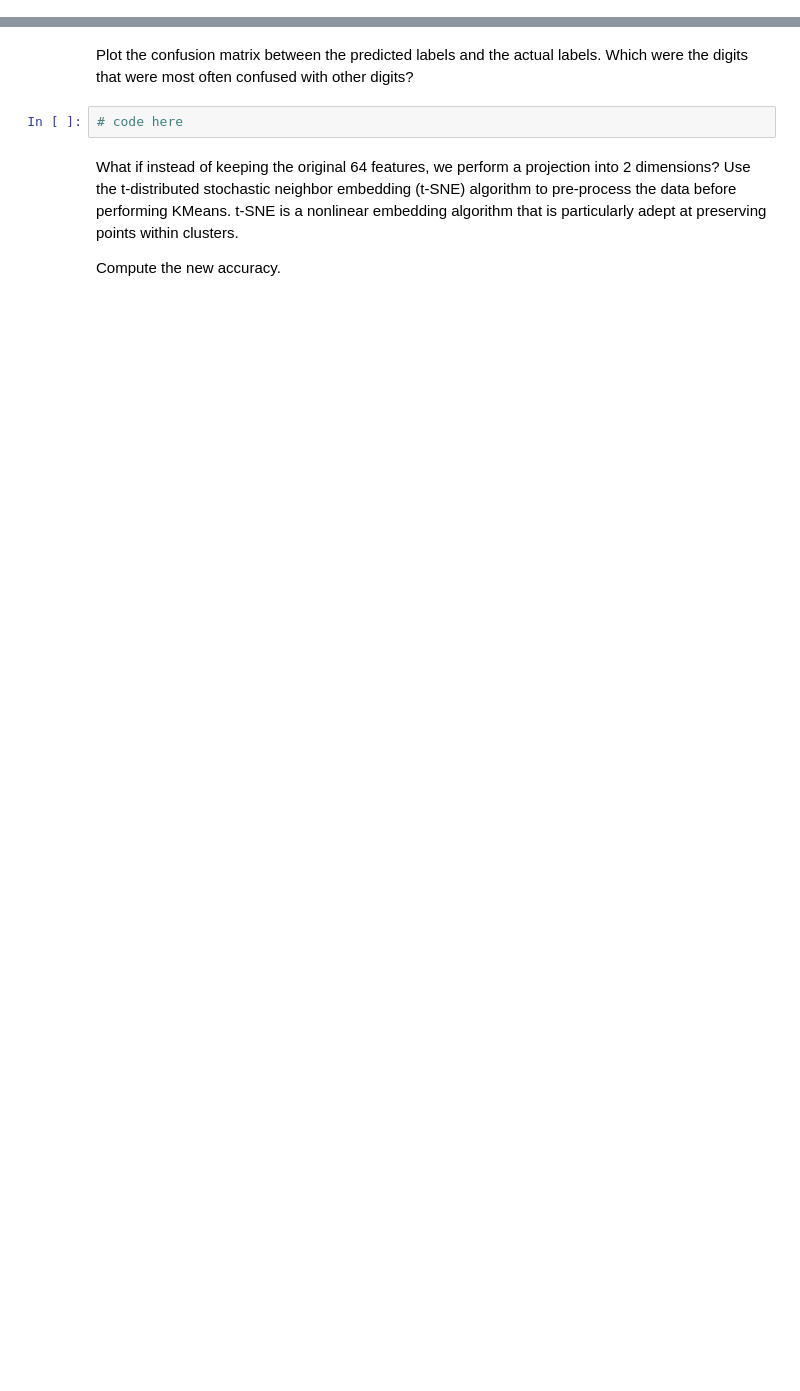
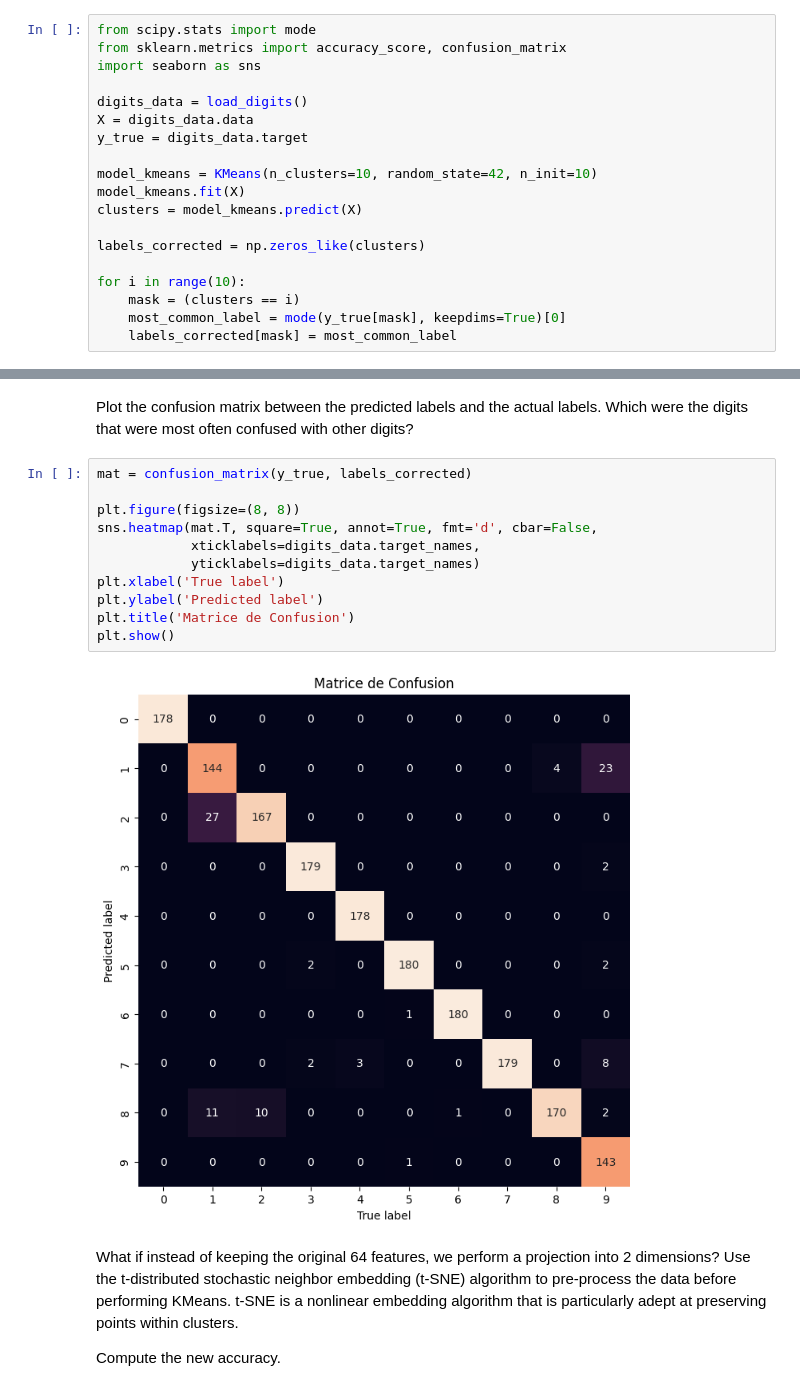
Before and after one commit to Emeline-C-C/ML_campusskills, a Jupyter notebook: ML2_Classification et Clustering/ML2.3_clustering_intro/notebook/Clustering_v2.ipynb, the cells around one changed output, grey strips where cells are left out. Cells and saved outputs as stored; diff of their text form; blank space fills up the shorter version.

Commit message:
add images clustering

```diff
--- a/ML2_Classification et Clustering/ML2.3_clustering_intro/notebook/Clustering_v2.ipynb
+++ b/ML2_Classification et Clustering/ML2.3_clustering_intro/notebook/Clustering_v2.ipynb
@@ -770,0 +782,19 @@ plt.show()
+# %%
+from scipy.stats import mode
+from sklearn.metrics import accuracy_score, confusion_matrix
+import seaborn as sns
+
+digits_data = load_digits()
+X = digits_data.data
+y_true = digits_data.target
+
+model_kmeans = KMeans(n_clusters=10, random_state=42, n_init=10)
+model_kmeans.fit(X)
+clusters = model_kmeans.predict(X)
+
+labels_corrected = np.zeros_like(clusters)
+
+for i in range(10):
+    mask = (clusters == i)
+    most_common_label = mode(y_true[mask], keepdims=True)[0]
+    labels_corrected[mask] = most_common_label
@@ -775,7 +810,18 @@ Now compute the accuracy score between the true labels from the data and the pre
 # %% [markdown]
 Plot the confusion matrix between the predicted labels and the actual labels. Which were the digits that were most often confused with other digits?
-# %%
-# code here
+# %%
+mat = confusion_matrix(y_true, labels_corrected)
+
+plt.figure(figsize=(8, 8))
+sns.heatmap(mat.T, square=True, annot=True, fmt='d', cbar=False,
+            xticklabels=digits_data.target_names,
+            yticklabels=digits_data.target_names)
+plt.xlabel('True label')
+plt.ylabel('Predicted label')
+plt.title('Matrice de Confusion')
+plt.show()
+# %% [output]
+[figure, added]
 # %% [markdown]
 What if instead of keeping the original 64 features, we perform a projection into 2 dimensions?
 Use the t-distributed stochastic neighbor embedding (t-SNE) algorithm to pre-process the data before performing KMeans. t-SNE is a nonlinear embedding algorithm that is particularly adept at preserving points within clusters.
```
Also changed, not shown: parts of 10 cells of this notebook.
